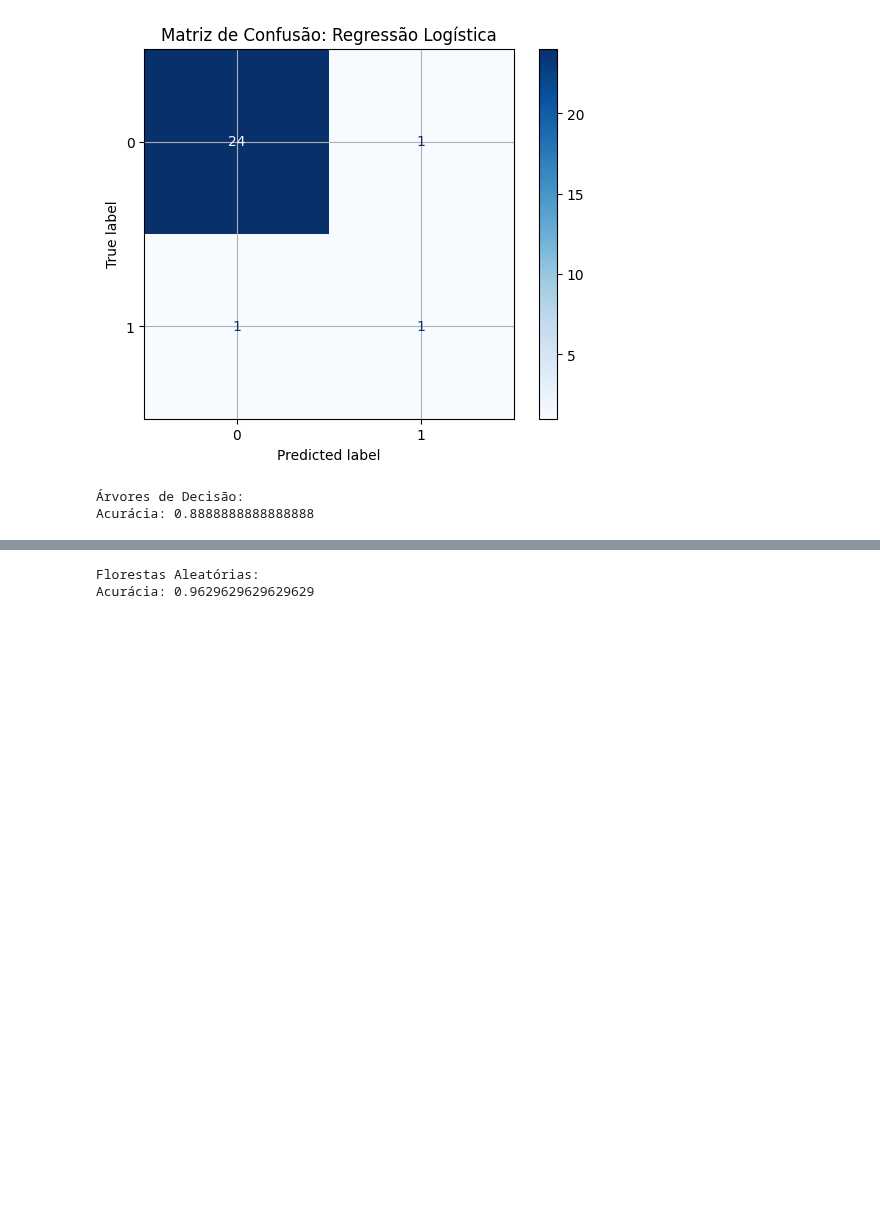
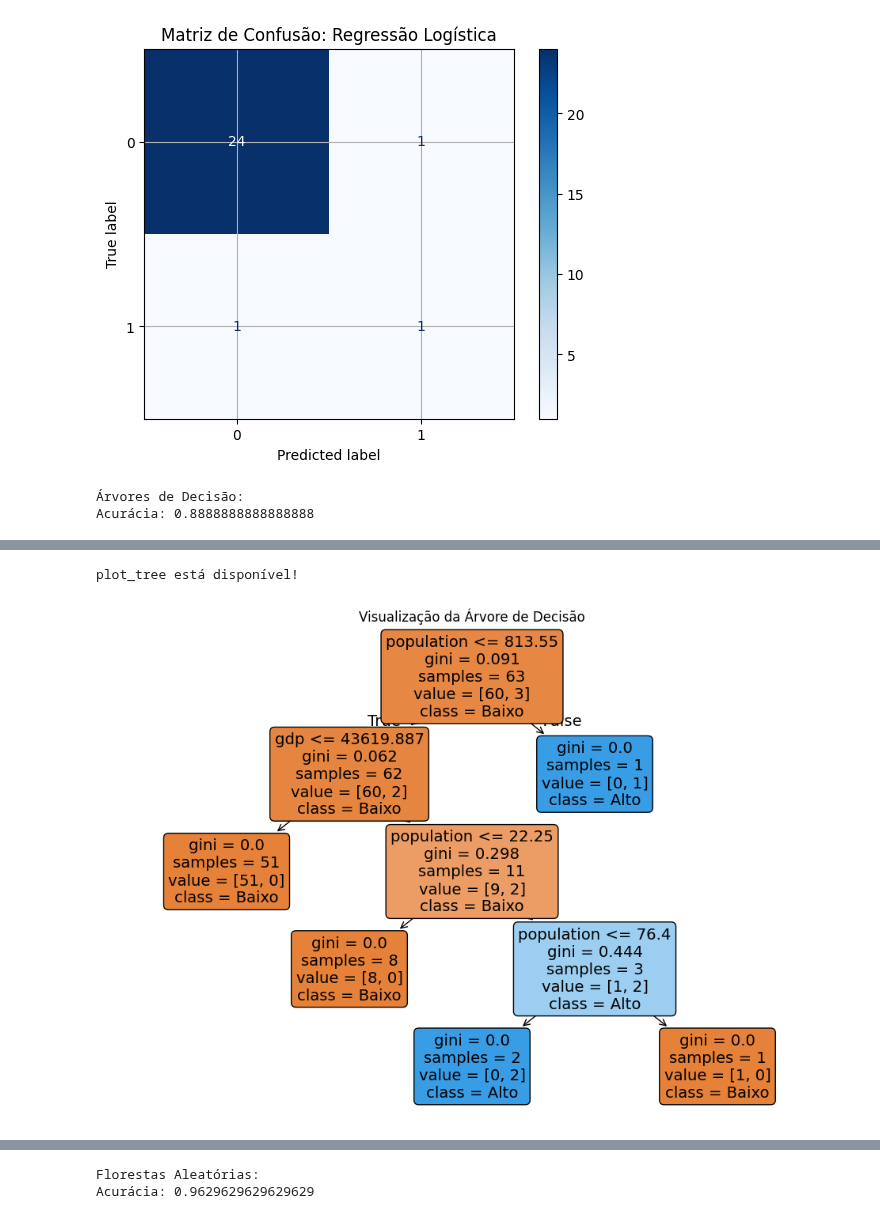
Before and after one commit to Bmartins25/Mineracao_de_dados_and_LLM_UFMG, a Jupyter notebook: TP3_fase_1_2_3_Predicao_de_dados.ipynb, the cells around one changed output, grey strips where cells are left out. Drawn from its saved outputs; the diff is of its cells as text; code cells hidden in the pictures; blank space fills up the shorter version.

```diff
--- a/TP3_fase_1_2_3_Predicao_de_dados.ipynb
+++ b/TP3_fase_1_2_3_Predicao_de_dados.ipynb
@@ -234,0 +277,14 @@ Acurácia: 0.8888888888888888
+# %%
+from sklearn.tree import plot_tree
+print("plot_tree está disponível!")
+# %% [output]
+plot_tree está disponível!
+# %%
+# Visualização da Árvore de Decisão
+plt.figure(figsize=(12,8))
+plot_tree(tree_model, feature_names=X.columns, class_names=['Baixo', 'Alto'], filled=True, rounded=True)
+plt.title("Visualização da Árvore de Decisão")
+plt.grid()
+plt.show()
+# %% [output]
+[figure, added]
```
Also changed, not shown: parts of 9 cells of this notebook.
